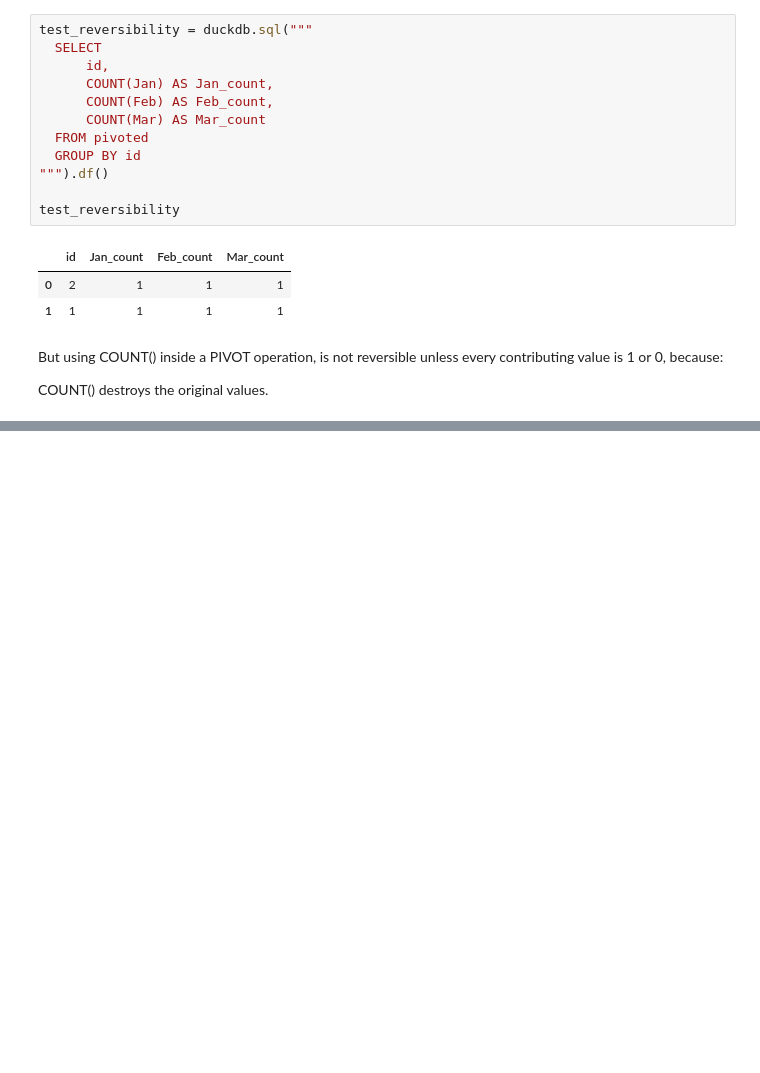
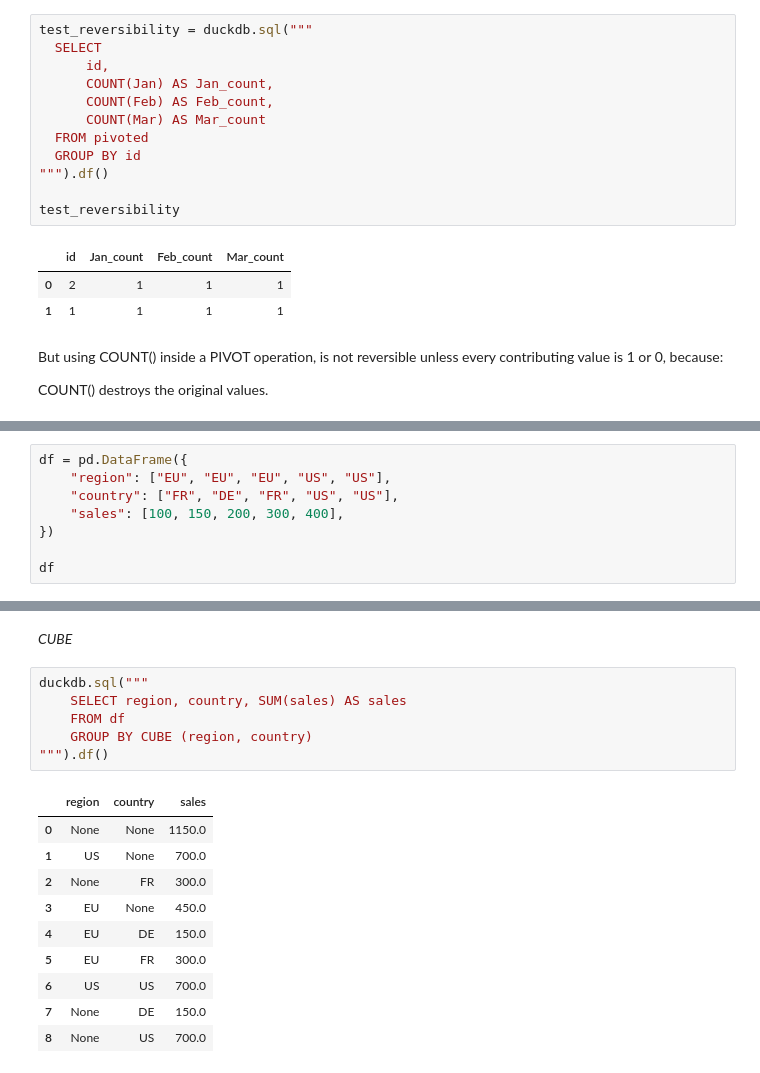
Before and after one commit to leropo00/ml_digital_art, a Jupyter notebook: notebooks/tutorial/tutorial_sql_advanced_concepts.ipynb, the cells around one changed output, grey strips where cells are left out. Saved outputs shown, nothing was run; the diff lists cells and outputs as text; blank space fills up the shorter version.

```diff
--- a/notebooks/tutorial/tutorial_sql_advanced_concepts.ipynb
+++ b/notebooks/tutorial/tutorial_sql_advanced_concepts.ipynb
@@ -533,0 +776,8 @@ COUNT() destroys the original values.
+# %%
+df = pd.DataFrame({
+    "region": ["EU", "EU", "EU", "US", "US"],
+    "country": ["FR", "DE", "FR", "US", "US"],
+    "sales": [100, 150, 200, 300, 400],
+})
+
+df
@@ -533,0 +857,19 @@ COUNT() destroys the original values.
+# %% [markdown]
+*CUBE*
+# %%
+duckdb.sql("""
+    SELECT region, country, SUM(sales) AS sales
+    FROM df
+    GROUP BY CUBE (region, country)
+""").df()
+# %% [output]
+|  | region | country | sales |
+| 0 | None | None | 1150.0 |
+| 1 | US | None | 700.0 |
+| 2 | None | FR | 300.0 |
+| 3 | EU | None | 450.0 |
+| 4 | EU | DE | 150.0 |
+| 5 | EU | FR | 300.0 |
+| 6 | US | US | 700.0 |
+| 7 | None | DE | 150.0 |
+| 8 | None | US | 700.0 |
```
Also changed, not shown: parts of 85 cells of this notebook.
